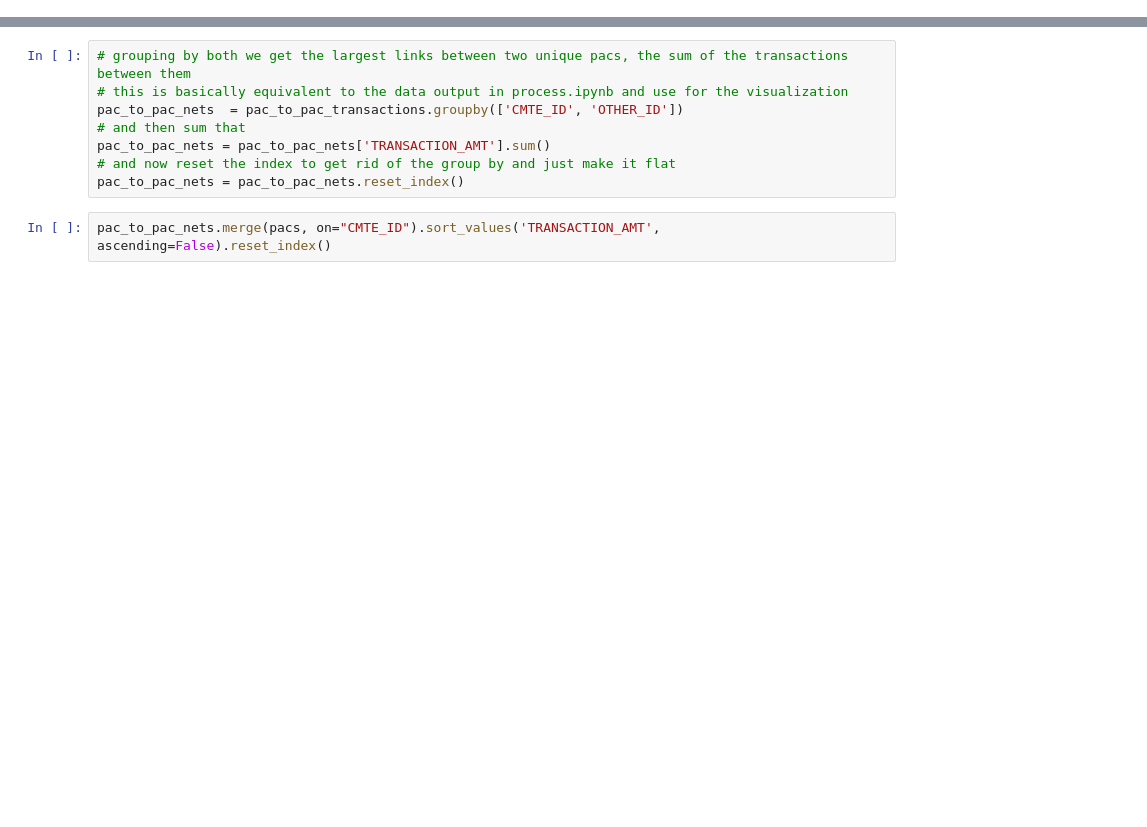
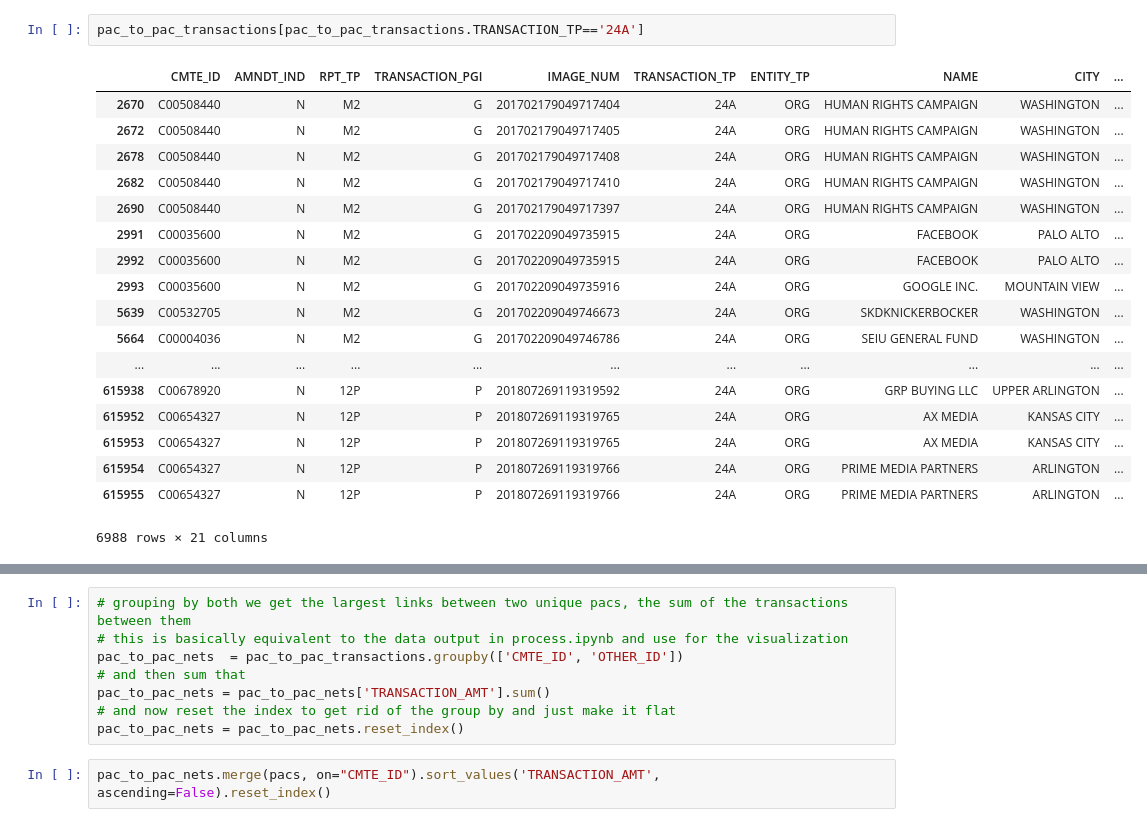
Before and after one commit to zischwartz/pactrack_pandas_notebook, a Jupyter notebook: explore.ipynb, the cells around one changed output, grey strips where cells are left out. Saved outputs shown, nothing was run; the diff lists cells and outputs as text; blank space fills up the shorter version.

Commit message:
fixed 24A type transactions ie opposing

```diff
--- a/explore.ipynb
+++ b/explore.ipynb
@@ -56,0 +46,21 @@ downloading from:  https://www.fec.gov/files/bulk-downloads/2018/cm18.zip
+# %%
+pac_to_pac_transactions[pac_to_pac_transactions.TRANSACTION_TP=='24A']
+# %% [output]
+|  | CMTE_ID | AMNDT_IND | RPT_TP | TRANSACTION_PGI | IMAGE_NUM | TRANSACTION_TP | ENTITY_TP | NAME | CITY | ... |
+| 2670 | C00508440 | N | M2 | G | 201702179049717404 | 24A | ORG | HUMAN RIGHTS CAMPAIGN | WASHINGTON | ... |
+| 2672 | C00508440 | N | M2 | G | 201702179049717405 | 24A | ORG | HUMAN RIGHTS CAMPAIGN | WASHINGTON | ... |
+| 2678 | C00508440 | N | M2 | G | 201702179049717408 | 24A | ORG | HUMAN RIGHTS CAMPAIGN | WASHINGTON | ... |
+| 2682 | C00508440 | N | M2 | G | 201702179049717410 | 24A | ORG | HUMAN RIGHTS CAMPAIGN | WASHINGTON | ... |
+| 2690 | C00508440 | N | M2 | G | 201702179049717397 | 24A | ORG | HUMAN RIGHTS CAMPAIGN | WASHINGTON | ... |
+| 2991 | C00035600 | N | M2 | G | 201702209049735915 | 24A | ORG | FACEBOOK | PALO ALTO | ... |
+| 2992 | C00035600 | N | M2 | G | 201702209049735915 | 24A | ORG | FACEBOOK | PALO ALTO | ... |
+| 2993 | C00035600 | N | M2 | G | 201702209049735916 | 24A | ORG | GOOGLE INC. | MOUNTAIN VIEW | ... |
+| 5639 | C00532705 | N | M2 | G | 201702209049746673 | 24A | ORG | SKDKNICKERBOCKER | WASHINGTON | ... |
+| 5664 | C00004036 | N | M2 | G | 201702209049746786 | 24A | ORG | SEIU GENERAL FUND | WASHINGTON | ... |
+| ... | ... | ... | ... | ... | ... | ... | ... | ... | ... | ... |
+| 615938 | C00678920 | N | 12P | P | 201807269119319592 | 24A | ORG | GRP BUYING LLC | UPPER ARLINGTON | ... |
+| 615952 | C00654327 | N | 12P | P | 201807269119319765 | 24A | ORG | AX MEDIA | KANSAS CITY | ... |
+| 615953 | C00654327 | N | 12P | P | 201807269119319765 | 24A | ORG | AX MEDIA | KANSAS CITY | ... |
+| 615954 | C00654327 | N | 12P | P | 201807269119319766 | 24A | ORG | PRIME MEDIA PARTNERS | ARLINGTON | ... |
+| 615955 | C00654327 | N | 12P | P | 201807269119319766 | 24A | ORG | PRIME MEDIA PARTNERS | ARLINGTON | ... |
+6988 rows × 21 columns
```
Also changed, not shown: parts of 2 cells of this notebook, 1 other file.
